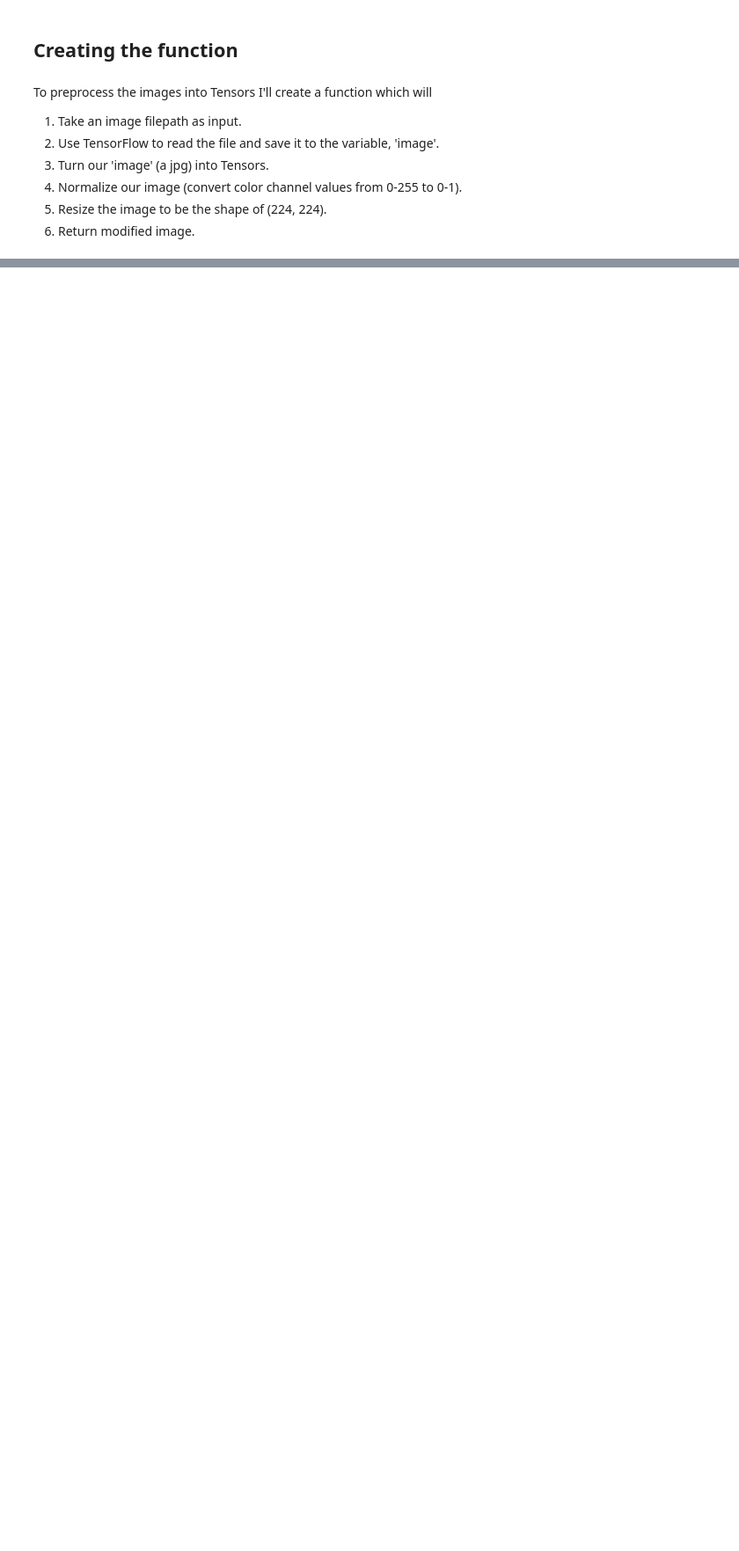
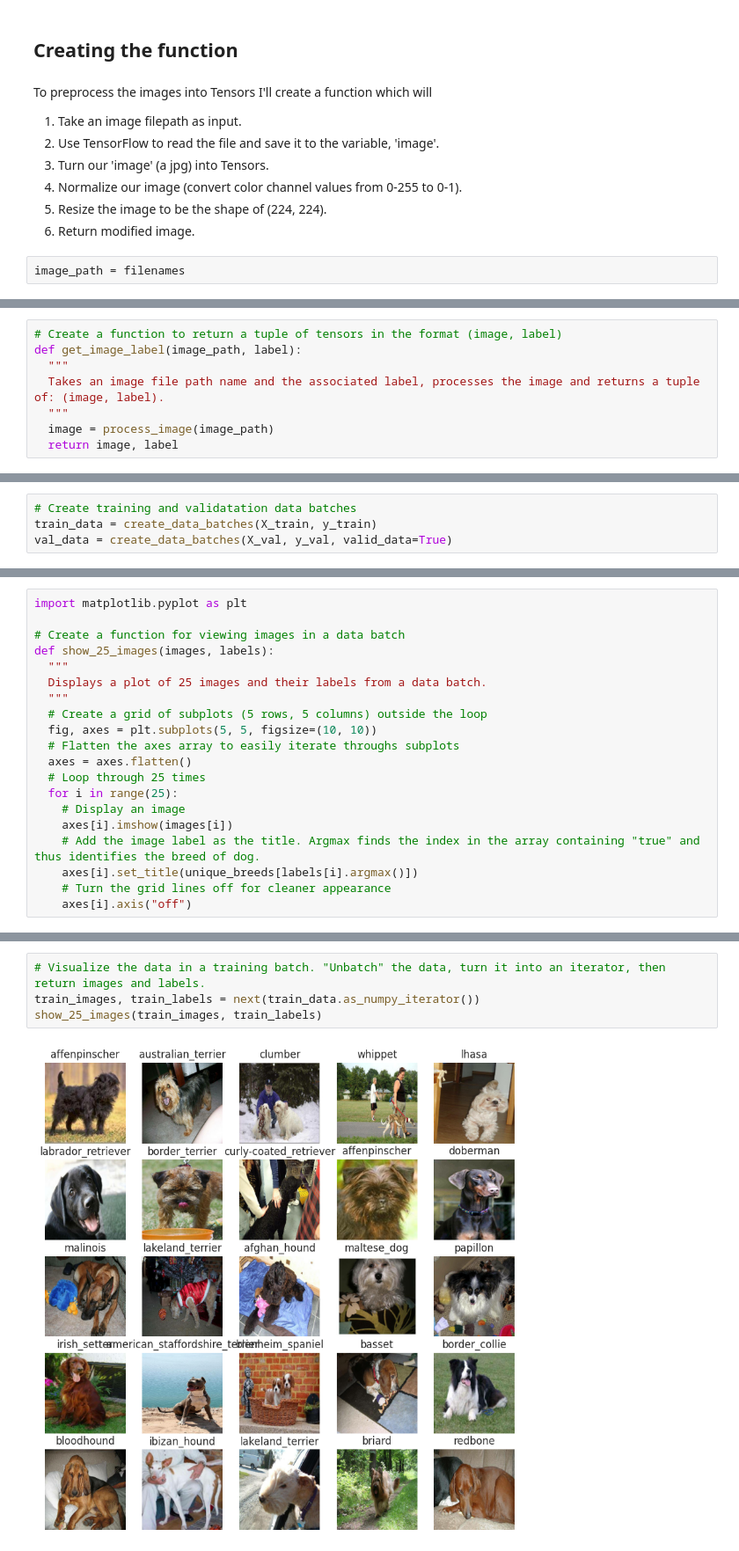
Before and after one commit to hmblackwood/The-Good-Dog-Project, a Jupyter notebook: The_Good_Dog_Project.ipynb, the cells around one changed output, grey strips where cells are left out. Shown at 88% size. Saved outputs shown, nothing was run; the diff lists cells and outputs as text; blank space fills up the shorter version.

```diff
--- a/The_Good_Dog_Project.ipynb
+++ b/The_Good_Dog_Project.ipynb
@@ -427,6 +427,8 @@ To preprocess the images into Tensors I'll create a function which will
 4. Normalize our image (convert color channel values from 0-255 to 0-1).
 5. Resize the image to be the shape of (224, 224).
 6. Return modified image.
+# %%
+image_path = filenames
 # %%
 # Define the image size
 IMG_SIZE = 224
@@ -455,0 +459,8 @@ NameError: name 'image_path' is not defined
+# %%
+# Create a function to return a tuple of tensors in the format (image, label)
+def get_image_label(image_path, label):
+  """
+  Takes an image file path name and the associated label, processes the image and returns a tuple of: (image, label).
+  """
+  image = process_image(image_path)
+  return image, label
@@ -455,0 +570,4 @@ NameError: name 'image_path' is not defined
+# %%
+# Create training and validatation data batches
+train_data = create_data_batches(X_train, y_train)
+val_data = create_data_batches(X_val, y_val, valid_data=True)
@@ -455,0 +588,20 @@ NameError: name 'image_path' is not defined
+# %%
+import matplotlib.pyplot as plt
+
+# Create a function for viewing images in a data batch
+def show_25_images(images, labels):
+  """
+  Displays a plot of 25 images and their labels from a data batch.
+  """
+  # Create a grid of subplots (5 rows, 5 columns) outside the loop
+  fig, axes = plt.subplots(5, 5, figsize=(10, 10))
+  # Flatten the axes array to easily iterate throughs subplots
+  axes = axes.flatten()
+  # Loop through 25 times
+  for i in range(25):
+    # Display an image
+    axes[i].imshow(images[i])
+    # Add the image label as the title. Argmax finds the index in the array containing "true" and thus identifies the breed of dog.
+    axes[i].set_title(unique_breeds[labels[i].argmax()])
+    # Turn the grid lines off for cleaner appearance
+    axes[i].axis("off")
@@ -455,0 +612,6 @@ NameError: name 'image_path' is not defined
+# %%
+# Visualize the data in a training batch. "Unbatch" the data, turn it into an iterator, then return images and labels.
+train_images, train_labels = next(train_data.as_numpy_iterator())
+show_25_images(train_images, train_labels)
+# %% [output]
+[figure, added]
```
Also changed, not shown: parts of 15 cells of this notebook.
